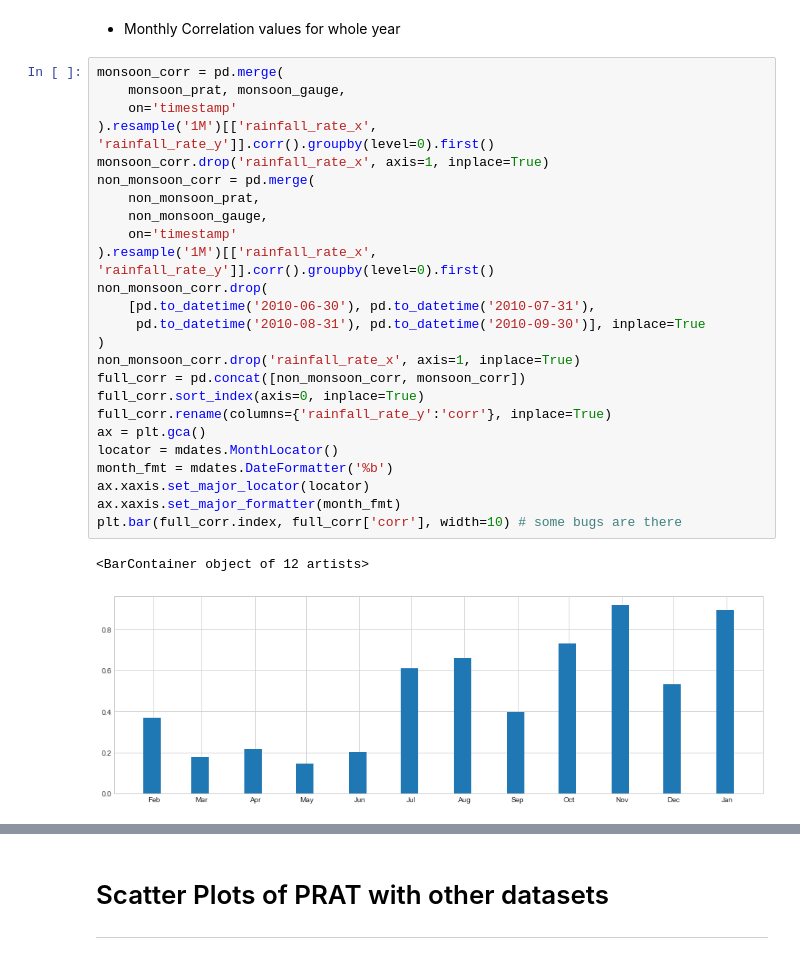
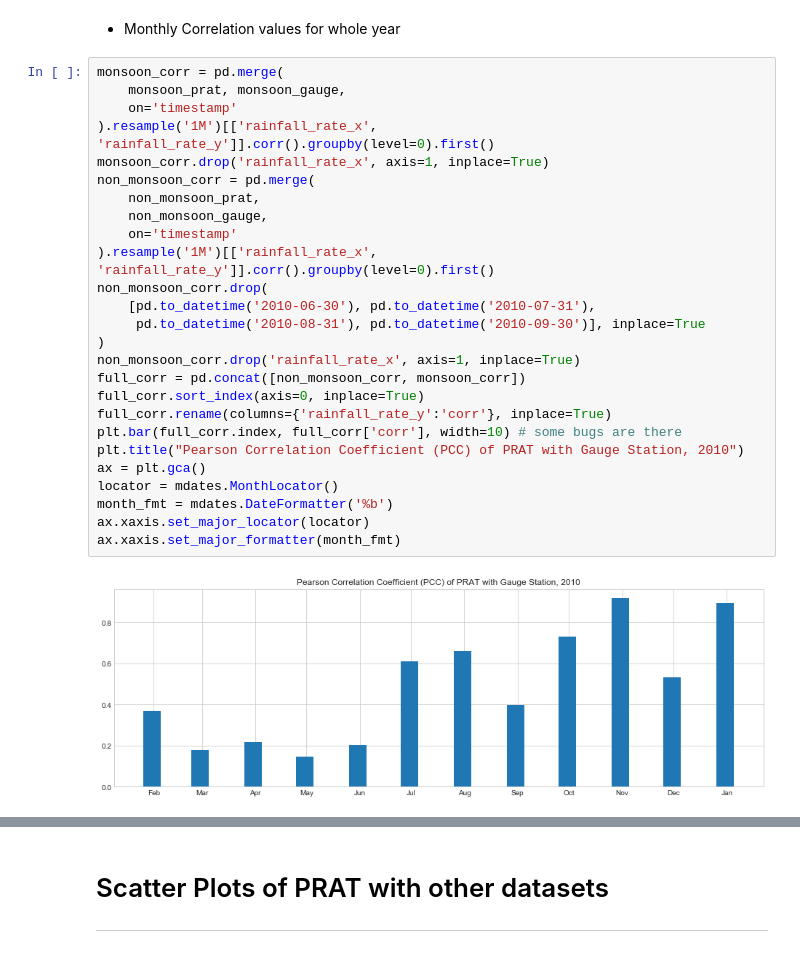
Before and after one commit to dsaharia/PRAT-Rainfall, a Jupyter notebook: imager-rainfall/01_Singapore_prat.ipynb, the cells around one changed output, grey strips where cells are left out. Drawn from its saved outputs; the diff is of its cells as text.

```diff
--- a/imager-rainfall/01_Singapore_prat.ipynb
+++ b/imager-rainfall/01_Singapore_prat.ipynb
@@ -274,28 +330,28 @@ KGE Scores of PRAT with
 # %%
 monsoon_corr = pd.merge(
     monsoon_prat, monsoon_gauge,
     on='timestamp'
 ).resample('1M')[['rainfall_rate_x', 'rainfall_rate_y']].corr().groupby(level=0).first()
 monsoon_corr.drop('rainfall_rate_x', axis=1, inplace=True)
 non_monsoon_corr = pd.merge(
     non_monsoon_prat,
     non_monsoon_gauge,
     on='timestamp'
 ).resample('1M')[['rainfall_rate_x', 'rainfall_rate_y']].corr().groupby(level=0).first()
 non_monsoon_corr.drop(
     [pd.to_datetime('2010-06-30'), pd.to_datetime('2010-07-31'),
      pd.to_datetime('2010-08-31'), pd.to_datetime('2010-09-30')], inplace=True
 )
 non_monsoon_corr.drop('rainfall_rate_x', axis=1, inplace=True)
 full_corr = pd.concat([non_monsoon_corr, monsoon_corr])
 full_corr.sort_index(axis=0, inplace=True)
 full_corr.rename(columns={'rainfall_rate_y':'corr'}, inplace=True)
+plt.bar(full_corr.index, full_corr['corr'], width=10) # some bugs are there
+plt.title("Pearson Correlation Coefficient (PCC) of PRAT with Gauge Station, 2010")
 ax = plt.gca()
 locator = mdates.MonthLocator()
 month_fmt = mdates.DateFormatter('%b')
 ax.xaxis.set_major_locator(locator)
 ax.xaxis.set_major_formatter(month_fmt)
-plt.bar(full_corr.index, full_corr['corr'], width=10) # some bugs are there
 # %% [output]
-<BarContainer object of 12 artists>
-[figure, old version]
+[figure, new version]
```
Also changed, not shown: parts of 15 cells of this notebook.
